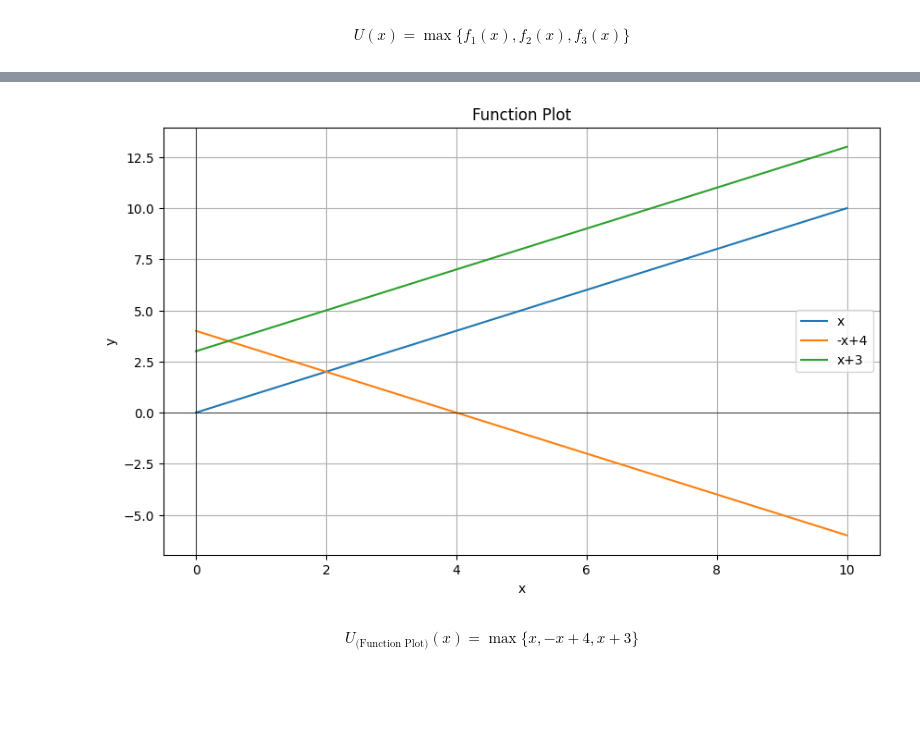
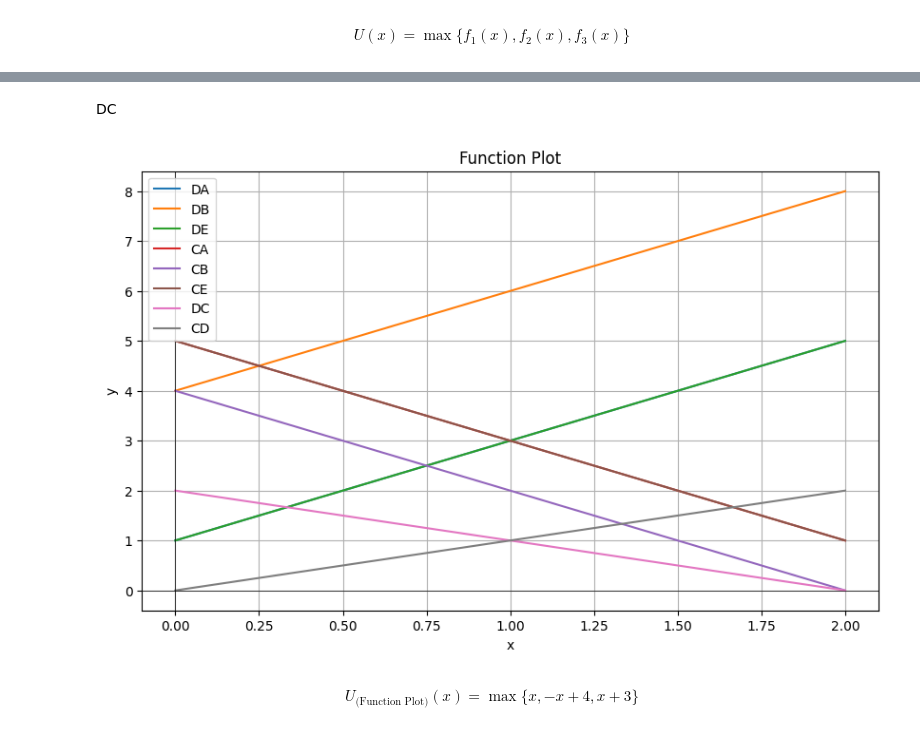
Before and after one commit to Bancie/thuhoach.nckh, a Jupyter notebook: ipynb/location/Convex Analysis.ipynb, the cells around one changed output, grey strips where cells are left out. Saved outputs shown, nothing was run; the diff lists cells and outputs as text; code cells hidden in the pictures; blank space fills up the shorter version.

```diff
--- a/ipynb/location/Convex Analysis.ipynb
+++ b/ipynb/location/Convex Analysis.ipynb
@@ -39,20 +53,42 @@ from itertools import combinations
+# %% [markdown]
+DC
 # %%
-def f1(x):
+def DA(x):
+    return 1 + 2*x
+
+def DB(x):
+    return 4 + 2*x
+
+def DE(x):
+    return 1 + 2*x
+
+def CA(x):
+    return 3 + (1-x)*2
+
+def CB(x):
+    return 2 + (1-x)*2
+
+def CE(x):
+    return 3 + (1-x)*2
+
+def DC(x):
+    return 2 - x
+
+def CD(x):
     return x
-
-def f2(x):
-    return -x + 4
-
-def f3(x):
-    return x+3
 # %%
-plotter = FunctionPlotter(0, 10, 100)
-plotter.add_function(f1, "x")
-plotter.add_function(f2, "-x+4")
-plotter.add_function(f3, "x+3")
+plotter = FunctionPlotter(0, 2, 100)
+plotter.add_function(DA, "DA")
+plotter.add_function(DB, "DB")
+plotter.add_function(DE, "DE")
+plotter.add_function(CA, "CA")
+plotter.add_function(CB, "CB")
+plotter.add_function(CE, "CE")
+plotter.add_function(DC, "DC")
+plotter.add_function(CD, "CD")
 plotter.plot()
 # %% [output]
-[figure, old version]
+[figure, new version]
 # %% [markdown]
 $$
 U_{\text{(Function Plot)}}(x) = \max \{x, -x+4, x+3 \}
```
Also changed, not shown: parts of 3 cells of this notebook.
